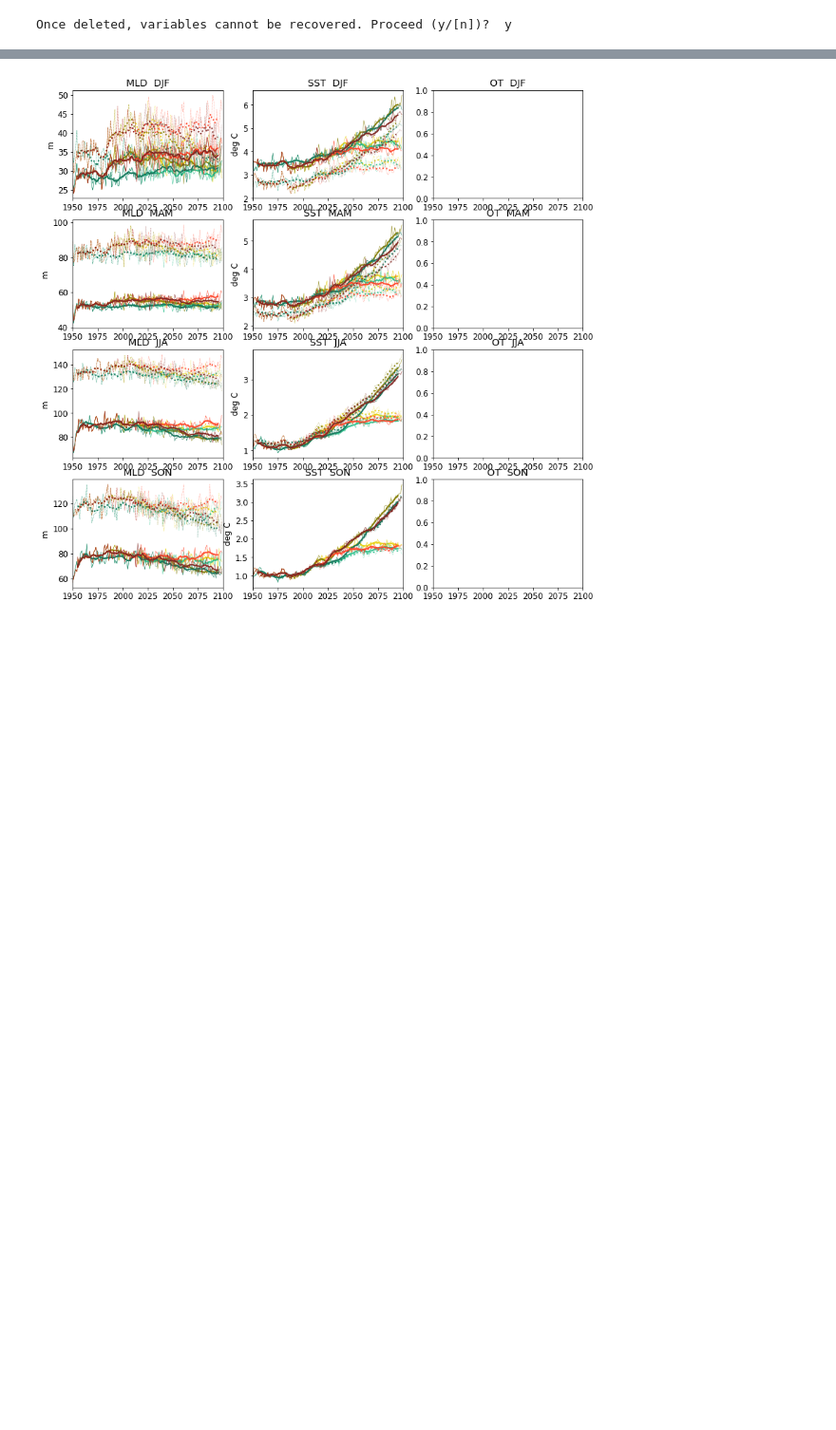
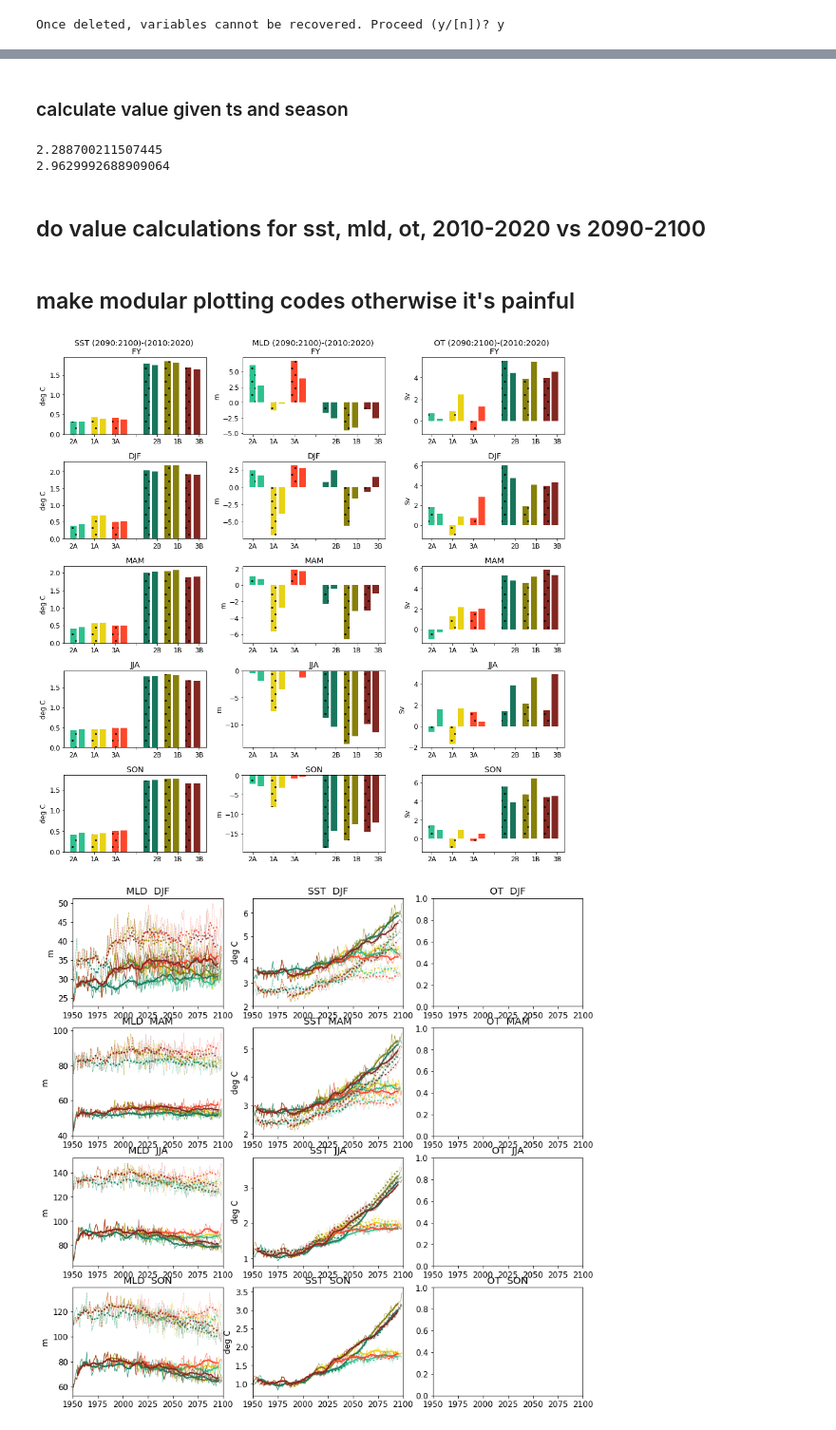
Before and after one commit to tjarnikova/SOZONE, a Jupyter notebook: windAnalyis/oceanFields/panel15-bargraph.ipynb, the cells around one changed output, grey strips where cells are left out. Shown at 95% size. Saved outputs shown, nothing was run; the diff lists cells and outputs as text; code cells hidden in the pictures; blank space fills up the shorter version.

```diff
--- a/windAnalyis/oceanFields/panel15-bargraph.ipynb
+++ b/windAnalyis/oceanFields/panel15-bargraph.ipynb
@@ -526,0 +233,20 @@ plt.tight_layout()
+# %% [markdown]
+### calculate value given ts and season
+# %%
+def calc_mv(ds, var, yst, yen, seas = 'FY'):
+
+    if seas == 'FY':
+        tval = ds[var].sel(time_counter=slice(f'{yst}-01-01', f'{yen}-01-01')).\
+        groupby('time_counter.year').mean().mean(dim = 'year').values
+
+    else:
+        tval = ds[var].sel\
+        (time_counter=(ds['time_counter.season'] == seas)).\
+        sel(time_counter=slice(f'{yst}-01-01', f'{yen}-01-01')).mean().values
+
+    return tval
+# %% [output]
+2.288700211507445
+2.9629992688909064
+# %% [markdown]
+## do value calculations for sst, mld, ot, 2010-2020 vs 2090-2100
@@ -526,0 +685,2 @@ plt.tight_layout()
+# %% [markdown]
+## make modular plotting codes otherwise it's painful
@@ -527,3 +915,42 @@ plt.tight_layout()
+# %%
+fact = 0.9
+fig, axs = plt.subplots(5,3, figsize=(15*fact, 15*fact), facecolor='w', edgecolor='k')
+axs = axs.ravel()
+
+plot_sst(fig)
+plot_mld(fig)
+plot_ot(fig)
+
+
+for i in range(0,15):
+    axs[i].set_xticks(np.arange(1,8))
+    axs[i].set_xticklabels(['2A','1A','3A','','2B','1B','3B'])
+#
+#
+ind = 0
+axs[1+ind].set_title('MLD (2090:2100)-(2010:2020) \n FY'); axs[1+ind].set_ylabel('m')
+axs[0+ind].set_title('SST (2090:2100)-(2010:2020) \n FY'); axs[0+ind].set_ylabel('deg C')
+axs[2+ind].set_title('OT (2090:2100)-(2010:2020) \n FY'); axs[2+ind].set_ylabel('Sv')
+ind = 3
+axs[1+ind].set_title('DJF'); axs[1+ind].set_ylabel('m')
+axs[0+ind].set_title('DJF'); axs[0+ind].set_ylabel('deg C')
+axs[2+ind].set_title(' DJF'); axs[2+ind].set_ylabel('Sv')
+ind = 6
+axs[1+ind].set_title('MAM'); axs[1+ind].set_ylabel('m')
+axs[0+ind].set_title('MAM'); axs[0+ind].set_ylabel('deg C')
+axs[2+ind].set_title(' MAM'); axs[2+ind].set_ylabel('Sv')
+ind = 9
+axs[1+ind].set_title('JJA'); axs[1+ind].set_ylabel('m')
+axs[0+ind].set_title('JJA'); axs[0+ind].set_ylabel('deg C')
+axs[2+ind].set_title('JJA'); axs[2+ind].set_ylabel('Sv')
+ind = 12
+axs[1+ind].set_title('SON'); axs[1+ind].set_ylabel('m')
+axs[0+ind].set_title('SON'); axs[0+ind].set_ylabel('deg C')
+axs[2+ind].set_title('SON'); axs[2+ind].set_ylabel('Sv')
+
+plt.tight_layout()
+# %% [output]
+[figure, added]
 # %%
 
 plt.rc('font', **font)
```
Also changed, not shown: parts of 11 cells of this notebook, 1 other file.
